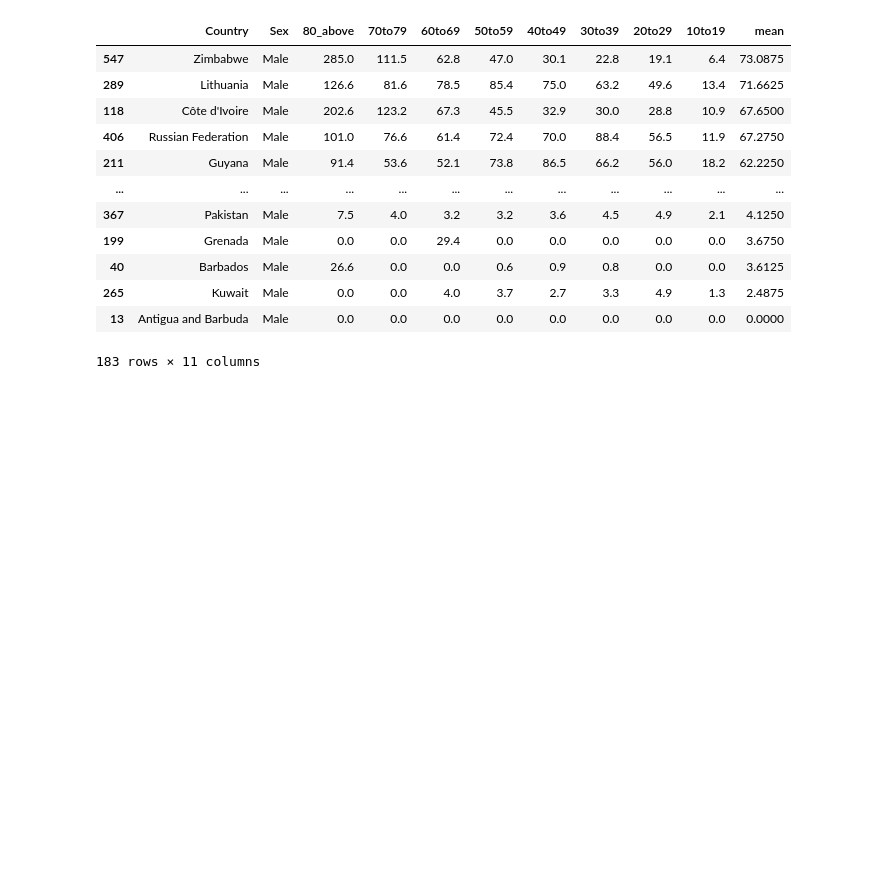
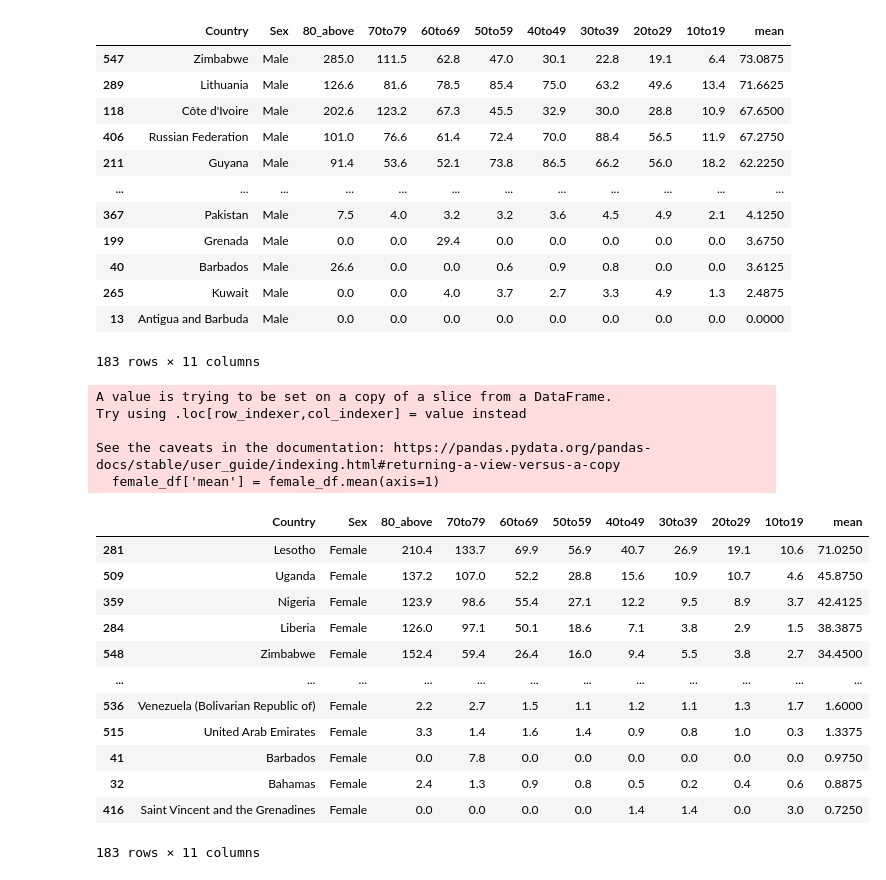
Before and after one commit to Cbeeb121/EECS731-JimmyWrangler, a Jupyter notebook: suicide_rates_notebook.ipynb, the cells around one changed output. Cells and saved outputs as stored; diff of their text form; code cells hidden in the pictures; blank space fills up the shorter version.

```diff
--- a/suicide_rates_notebook.ipynb
+++ b/suicide_rates_notebook.ipynb
@@ -687,3 +532,27 @@ male_df.sort_values(by="mean", ascending=False)
 | 265 | Kuwait | Male | 0.0 | 0.0 | 4.0 | 3.7 | 2.7 | 3.3 | 4.9 | 1.3 | 2.4875 |
 | 13 | Antigua and Barbuda | Male | 0.0 | 0.0 | 0.0 | 0.0 | 0.0 | 0.0 | 0.0 | 0.0 | 0.0000 |
 183 rows × 11 columns
+# %%
+female_df['mean'] = female_df.mean(axis=1)
+# %% [output]
+A value is trying to be set on a copy of a slice from a DataFrame.
+Try using .loc[row_indexer,col_indexer] = value instead
+
+See the caveats in the documentation: https://pandas.pydata.org/pandas-docs/stable/user_guide/indexing.html#returning-a-view-versus-a-copy
+  female_df['mean'] = female_df.mean(axis=1)
+# %%
+female_df.sort_values(by="mean", ascending=False)
+# %% [output]
+|  | Country | Sex | 80_above | 70to79 | 60to69 | 50to59 | 40to49 | 30to39 | 20to29 | 10to19 | mean |
+| 281 | Lesotho | Female | 210.4 | 133.7 | 69.9 | 56.9 | 40.7 | 26.9 | 19.1 | 10.6 | 71.0250 |
+| 509 | Uganda | Female | 137.2 | 107.0 | 52.2 | 28.8 | 15.6 | 10.9 | 10.7 | 4.6 | 45.8750 |
+| 359 | Nigeria | Female | 123.9 | 98.6 | 55.4 | 27.1 | 12.2 | 9.5 | 8.9 | 3.7 | 42.4125 |
+| 284 | Liberia | Female | 126.0 | 97.1 | 50.1 | 18.6 | 7.1 | 3.8 | 2.9 | 1.5 | 38.3875 |
+| 548 | Zimbabwe | Female | 152.4 | 59.4 | 26.4 | 16.0 | 9.4 | 5.5 | 3.8 | 2.7 | 34.4500 |
+| ... | ... | ... | ... | ... | ... | ... | ... | ... | ... | ... | ... |
+| 536 | Venezuela (Bolivarian Republic of) | Female | 2.2 | 2.7 | 1.5 | 1.1 | 1.2 | 1.1 | 1.3 | 1.7 | 1.6000 |
+| 515 | United Arab Emirates | Female | 3.3 | 1.4 | 1.6 | 1.4 | 0.9 | 0.8 | 1.0 | 0.3 | 1.3375 |
+| 41 | Barbados | Female | 0.0 | 7.8 | 0.0 | 0.0 | 0.0 | 0.0 | 0.0 | 0.0 | 0.9750 |
+| 32 | Bahamas | Female | 2.4 | 1.3 | 0.9 | 0.8 | 0.5 | 0.2 | 0.4 | 0.6 | 0.8875 |
+| 416 | Saint Vincent and the Grenadines | Female | 0.0 | 0.0 | 0.0 | 0.0 | 1.4 | 1.4 | 0.0 | 3.0 | 0.7250 |
+183 rows × 11 columns
```
Also changed, not shown: parts of 25 cells of this notebook, 2 other files.
